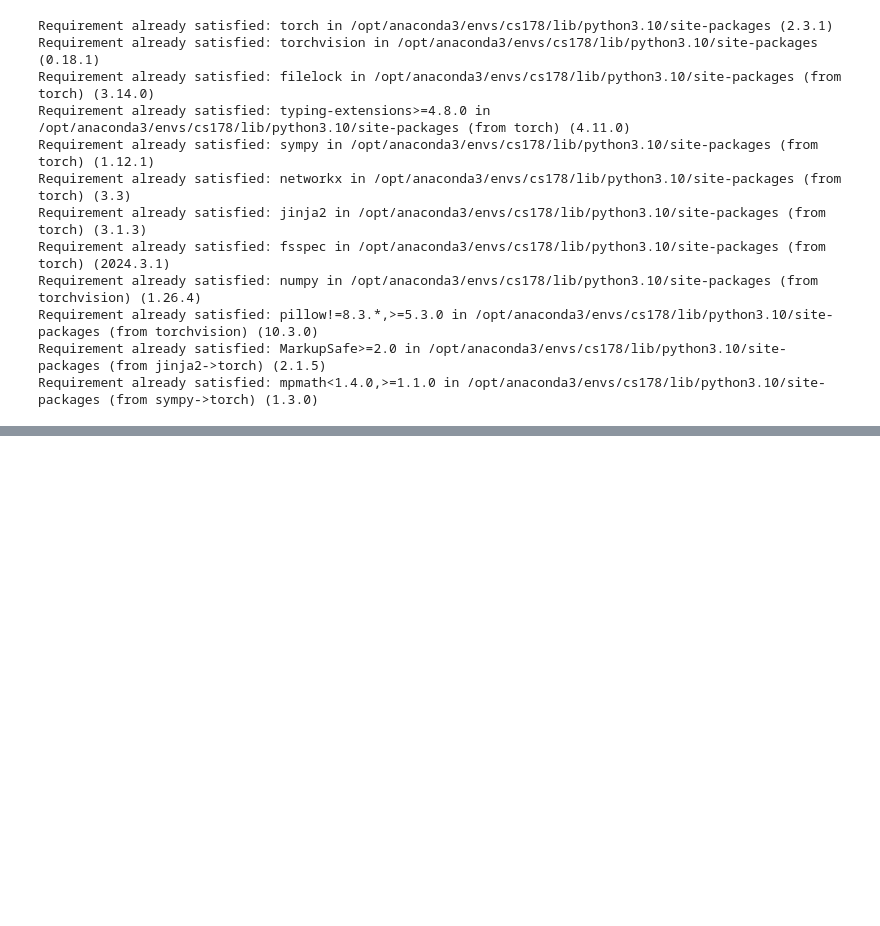
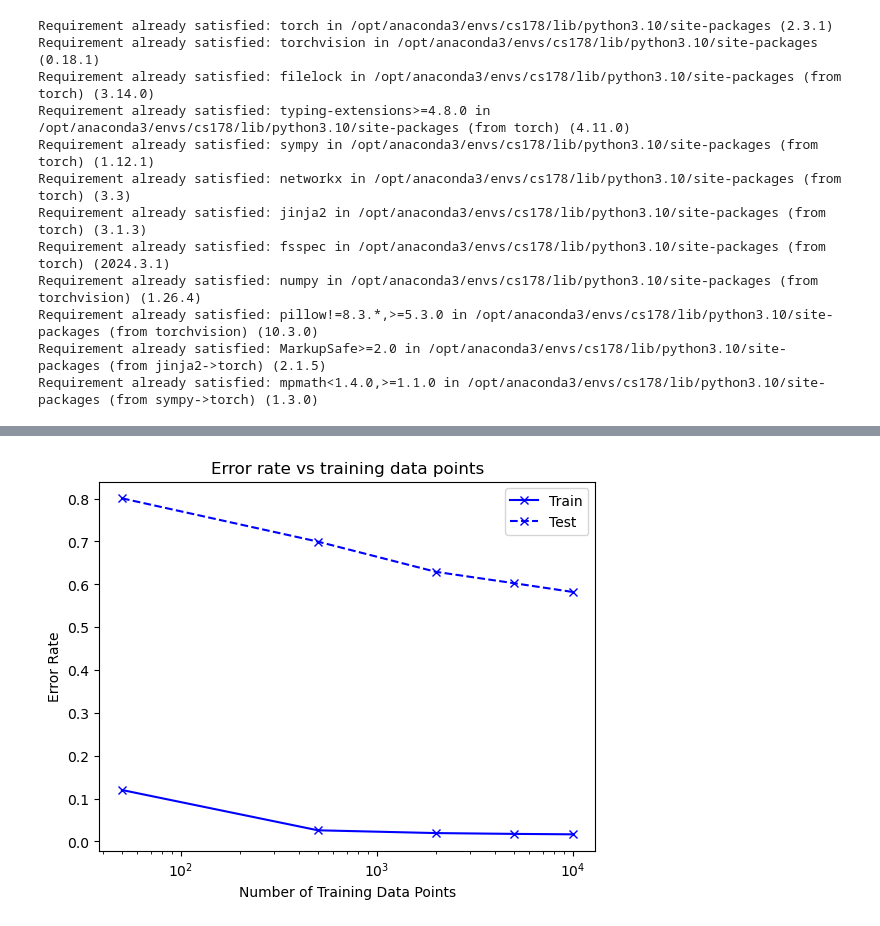
Before and after one commit to jordany33/CIFAR-10-Image-Classification, a Jupyter notebook: CIFAR-10_Random_Forest.ipynb, the cells around one changed output, grey strips where cells are left out. Drawn from its saved outputs; the diff is of its cells as text; code cells hidden in the pictures; blank space fills up the shorter version.

Commit message:
randomforest code done

```diff
--- a/CIFAR-10_Random_Forest.ipynb
+++ b/CIFAR-10_Random_Forest.ipynb
@@ -143,0 +144,30 @@ clf:RandomForestClassifier = RandomForestClassifier()
+# %%
+# find best hyper-parameter
+clf:RandomForestClassifier = RandomForestClassifier(n_estimators=50,
+                                                    criterion = 'gini',
+                                                    min_samples_split = 2,
+                                                    min_samples_leaf = 1,
+                                                    )
+parameters = {
+    "n_estimators" : [5,25,50,100],
+    "min_samples_split" : [2,5,10],
+    "min_samples_leaf" : [2,5,10]
+}
+record = dict()
+for x in parameters["n_estimators"]:
+    for y in parameters["min_samples_split"]:
+        for z in parameters["min_samples_leaf"]:
+            print(x,y,z, sep="      ")
+            clf:RandomForestClassifier = RandomForestClassifier(n_estimators=x,
+                                                    criterion = 'gini',
+                                                    min_samples_split = y,
+                                                    min_samples_leaf = z,
+                                                    )
+            clf.fit(X_train, y_train)
+            acc = accuracy_score(y_test, clf.predict(X_test))
+            record[acc] = record.get(acc, []) +[(x,y,z)]
+            print("Accuracy: ", acc)
+
+best_acc = max(record.keys())
+best_model = record[best_acc]
+print("Best model: ", best_model, "Accuracy_score: ", best_acc )
@@ -144,7 +203,16 @@ clf:RandomForestClassifier = RandomForestClassifier()
+# %%
+# set up best clf
+clf:RandomForestClassifier = RandomForestClassifier(n_estimators=100,
+                                                    criterion = 'gini',
+                                                    min_samples_split = 5,
+                                                    min_samples_leaf = 5,
+                                                    )
 # %%
 # report learning curve
-train_sizes = [50, 500, 2000, 5000, 10000, 20000, 40000]
+train_sizes = [50, 500, 2000, 5000, 10000]
 reportLearningCurve(clf, train_sizes, X_train, y_train, X_test, y_test)
+# %% [output]
+[figure, added]
 # %%
 # report Confusion matrix
 reportConfusionMatrix(clf, title="Confusion Matrix for RandomForest", X_test=X_test, y_test = y_test)
```
Also changed, not shown: parts of 8 cells of this notebook, 1 other file.
